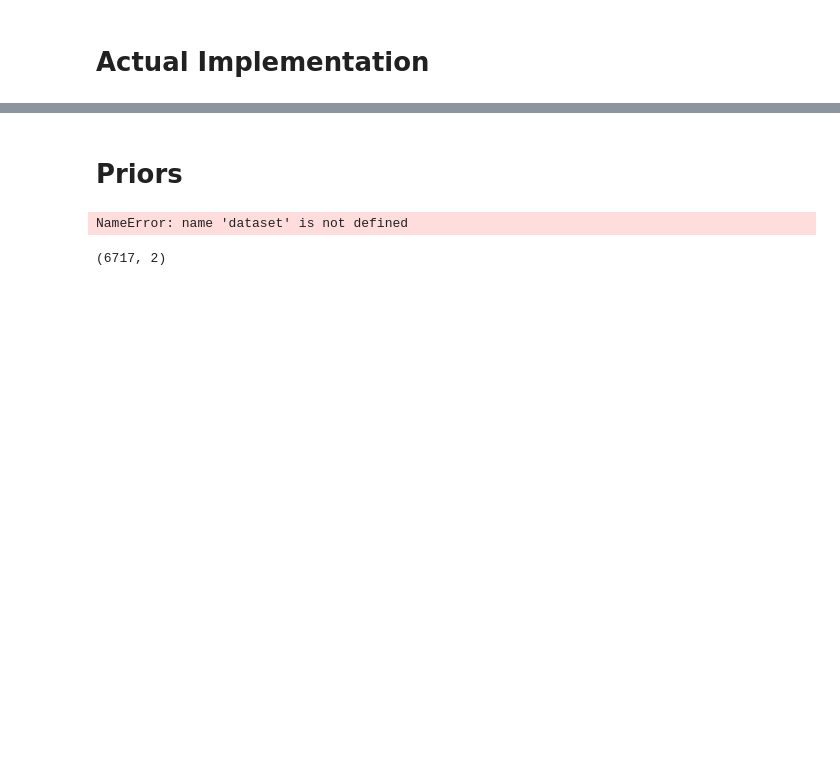
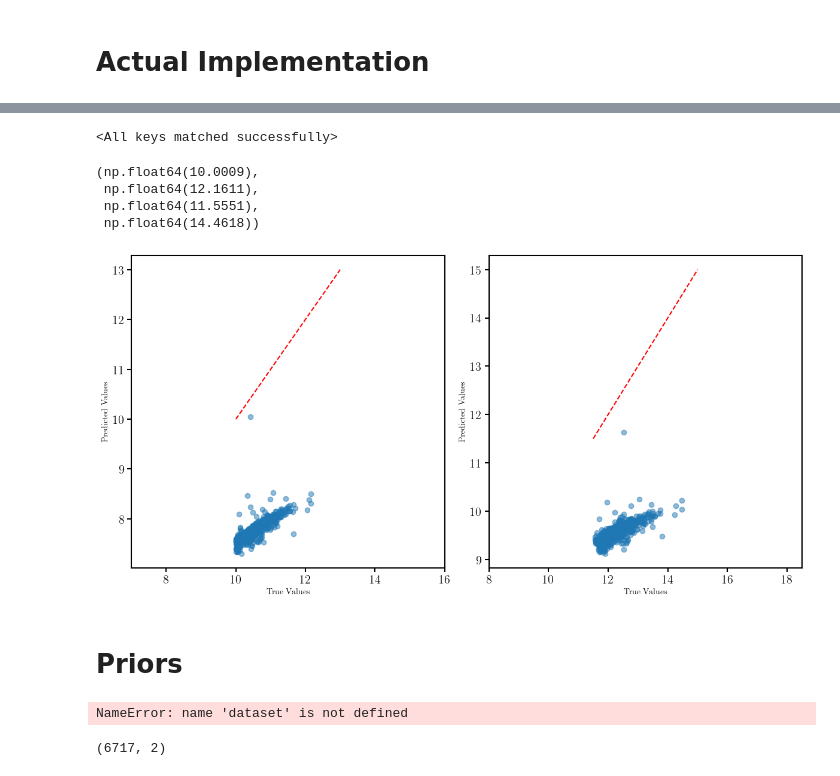
Before and after one commit to galactic-ai/haloflow, a Jupyter notebook: bin/dann/dann_impl.ipynb, the cells around one changed output, grey strips where cells are left out. Drawn from its saved outputs; the diff is of its cells as text; code cells hidden in the pictures; blank space fills up the shorter version.

Commit message:
add more dann testing

```diff
--- a/bin/dann/dann_impl.ipynb
+++ b/bin/dann/dann_impl.ipynb
@@ -7,15 +7,18 @@ import train as T
 sims = ['TNG50', 'TNG100', 'Eagle100', 'Simba100']
 config = {
     'obs': 'mags',
-    'train_sim': sims[:-1],
-    'batch_size': 32,
+    'train_sim': sims[:2],
+    'batch_size': 64,
     'num_epochs': 100,
     'lr': 0.001,
     'feature_layers': [128, 64, 32],
     'label_layers': [32, 16, 8],
     'domain_layers': [32, 16, 8],
     'es_patience': 5,
-    'es_min_delta': 0.005
+    'es_min_delta': 0.005,
+    'num_domains': len(sims)-1,
+    'input_dim': 5,
+    'alpha': 0.0
 }
 
 # hyper parameters - priors
@@ -113,0 +38,9 @@ KeyboardInterrupt:
+# %%
+import torch
+from haloflow.dann.model import DANN, build_from_config
+fp = '/Users/nikhilgaruda/Documents/Astronomy_Research/haloflow/data/hf2/dann/models/dann_model_TNG50_TNG100_to_Eagle100_mags_lr0.001_bs64_e22_2025-03-16.pt'
+
+model = build_from_config(DANN, config)
+model.load_state_dict(torch.load(fp, map_location=torch.device('cpu')))
+# %% [output]
+<All keys matched successfully>
@@ -114,3 +67,39 @@ KeyboardInterrupt:
+# %%
+min(y_test[:, 0]), max(y_test[:, 0]), min(y_test[:, 1]), max(y_test[:, 1])
+# %% [output]
+(np.float64(10.0009),
+ np.float64(12.1611),
+ np.float64(11.5551),
+ np.float64(14.4618))
+# %%
+# Get predictions
+model.eval()
+y_pred_scaled, _ = model(x_test)
+# Inverse transform the predictions
+y_pred = scaler.inverse_transform(y_pred_scaled.detach().numpy())
+# %%
+# Compare predictions with true values
+import numpy as np
+import matplotlib.pyplot as plt
+
+fig, ax = plt.subplots(1, 2, figsize=(12, 6))
+ax[0].scatter(y_test[:, 0], y_pred[:, 0], alpha=0.5)
+ax[0].plot([10, 13], [10, 13], 'r--')
+ax[0].set_xlabel('True Values')
+ax[0].set_ylabel('Predicted Values')
+# ax[0].set_xlim(10, 13)
+# ax[0].set_ylim(10, 13)
+
+ax[1].scatter(y_test[:, 1], y_pred[:, 1], alpha=0.5)
+ax[1].plot([11.5, 15], [11.5, 15], 'r--')
+ax[1].set_xlabel('True Values')
+ax[1].set_ylabel('Predicted Values')
+# ax[1].set_xlim(11.5, 15)
+# ax[1].set_ylim(11.5, 15)
+
+plt.tight_layout()
+# %% [output]
+[figure, added]
 # %% [markdown]
 # Priors
 # %%
```
Also changed, not shown: parts of 2 cells of this notebook, 4 other files.
